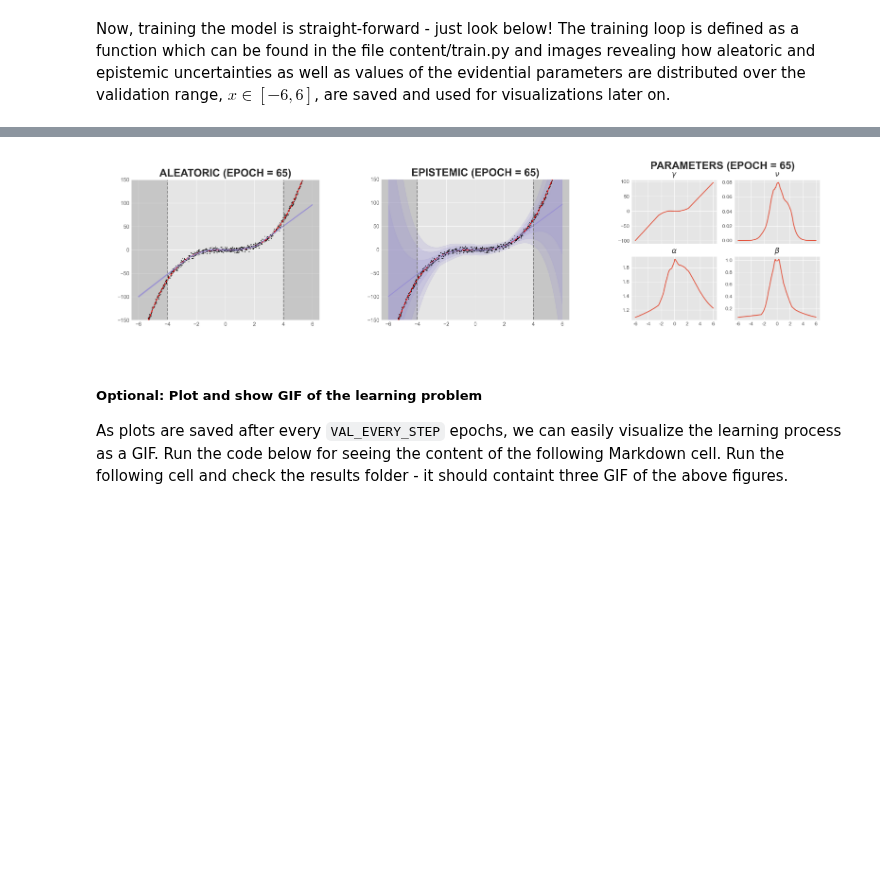
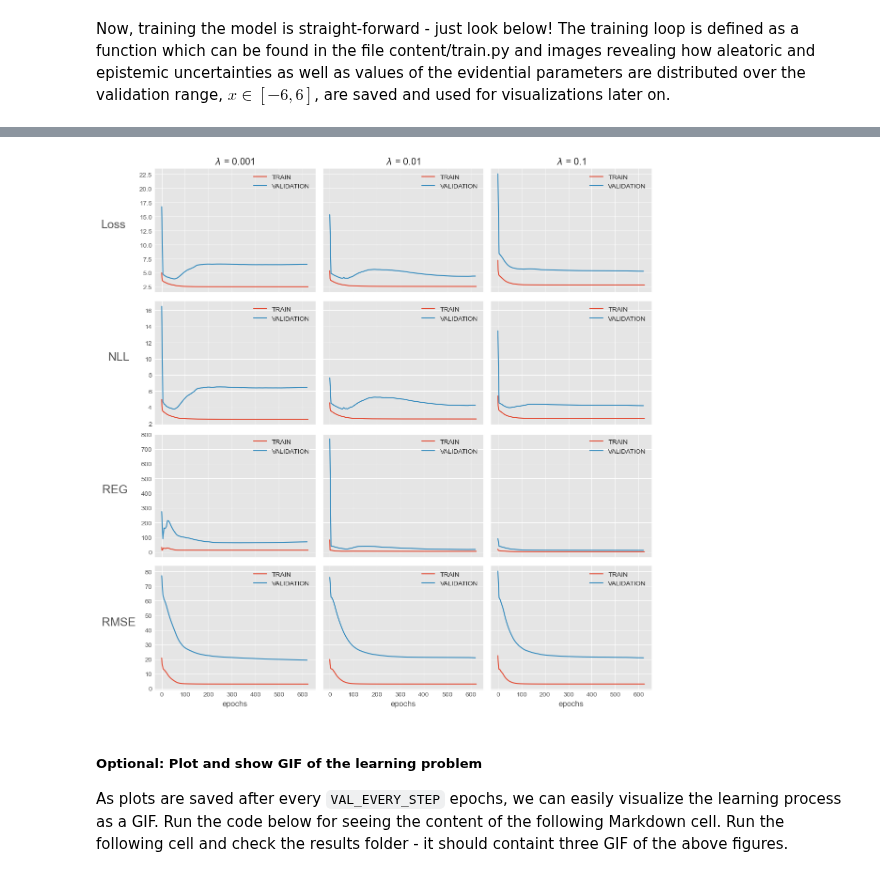
Before and after one commit to albertkjoller/uq-gnn, a Jupyter notebook: explainer_notebook.ipynb, the cells around one changed output, grey strips where cells are left out. Cells and saved outputs as stored; diff of their text form; code cells hidden in the pictures; blank space fills up the shorter version.

```diff
--- a/explainer_notebook.ipynb
+++ b/explainer_notebook.ipynb
@@ -395 +435,48 @@ The learned uncertainties as well as the values of the evidential parameters rel
+# %%
+from content.modules.utils import _load_tb_run
+
+def extract_tb_results(args):
+    # Extract tensorboard scalars
+    data = _load_tb_run(rf"{args.tensorboard_logdir}/{determine_run_version(args)}")
+    res = {key: pd.DataFrame(tb_vals, index=['epochs', key]).T for key, tb_vals in data.items()}
+
+    # Separate training losses
+    df_train = res['TRAIN/Loss'].drop('TRAIN/Loss', axis=1)
+    for key in res.keys():
+        if 'TRAIN' in key:
+            df_train = df_train.merge(res[key], on='epochs').rename(columns={key: key.split('/')[-1]})
+
+    # Separate validation losses
+    df_val = res['VALIDATION/Loss'].drop('VALIDATION/Loss', axis=1)
+    for key in res.keys():
+        if 'VALIDATION' in key:
+            df_val = df_val.merge(res[key], on='epochs').rename(columns={key: key.split('/')[-1]})
+
+    return df_train, df_val
+# %%
+lambdas = [0.001, 0.01, 0.1]
+losses = ['Loss', 'NLL', 'REG', 'RMSE']
+
+fig, axs = plt.subplots(len(losses), len(lambdas), figsize=(12, 12), sharex=True, sharey='row')
+for j, lambda_ in enumerate(lambdas):
+
+    args.NIG_lambda = NIG_LAMBDA = lambda_
+    EXPERIMENT_VERSION = f'lambda{NIG_LAMBDA}'
+    args.experiment_name = f"{EXPERIMENT_NAME}-{EXPERIMENT_VERSION}"
+
+    # Get tb results
+    df_train, df_val = extract_tb_results(args)
+
+    for i, loss_name in enumerate(losses):
+        df_train.plot(x='epochs', y=loss_name, ax=axs[i, j], label='TRAIN')
+        df_val.plot(x='epochs', y=loss_name, ax=axs[i, j], label='VALIDATION')
+        if i == 0:
+            axs[i, j].set_title(f'$\lambda$ = {args.NIG_lambda}')
+        if j == 0:
+            axs[i, j].set_ylabel(loss_name, rotation=0, labelpad=40, fontsize=18)
+
+plt.tight_layout()
+plt.show()
+# %% [output]
+[figure, added]
 # %%
@@ -410,9 +497,8 @@ def visualize_best_epoch(experiment_name, model_type: str):
     plt.tight_layout()
     plt.show()
 # %%
-visualize_best_epoch(f"{EXPERIMENT_NAME}-{EXPERIMENT_VERSION}", model_type='EVIDENTIAL')
+EXPERIMENT_VERSION = "lambda0.01"
+visualize_best_epoch(f"{EXPERIMENT_NAME}-{EXPERIMENT_VERSION}", best_epoch=65, model_type='EVIDENTIAL')
-# %% [output]
-[figure, removed]
 # %% [markdown]
 ##### Optional: Plot and show GIF of the learning problem
 
```
Also changed, not shown: parts of 14 cells of this notebook, 4 other files.
